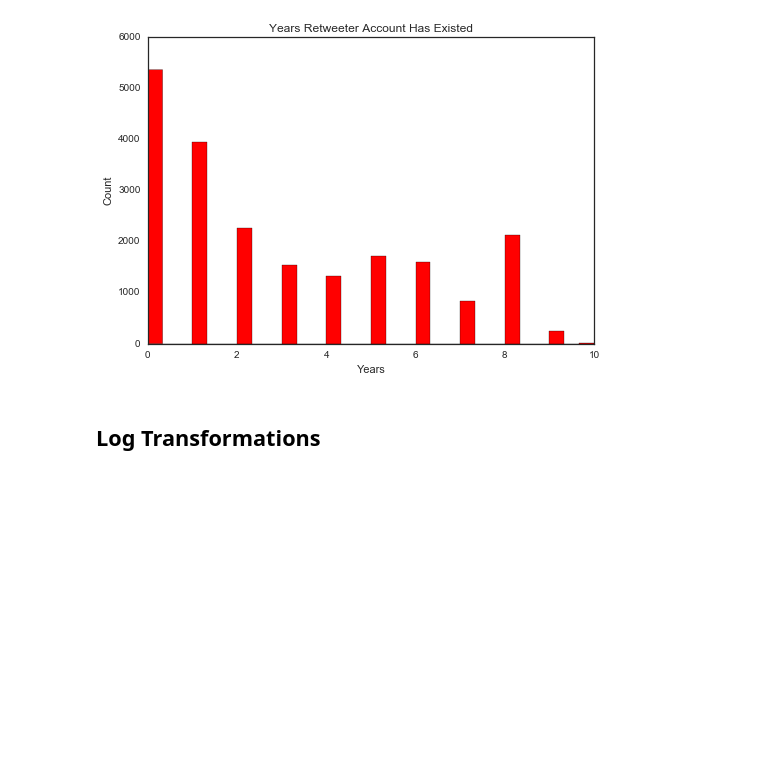
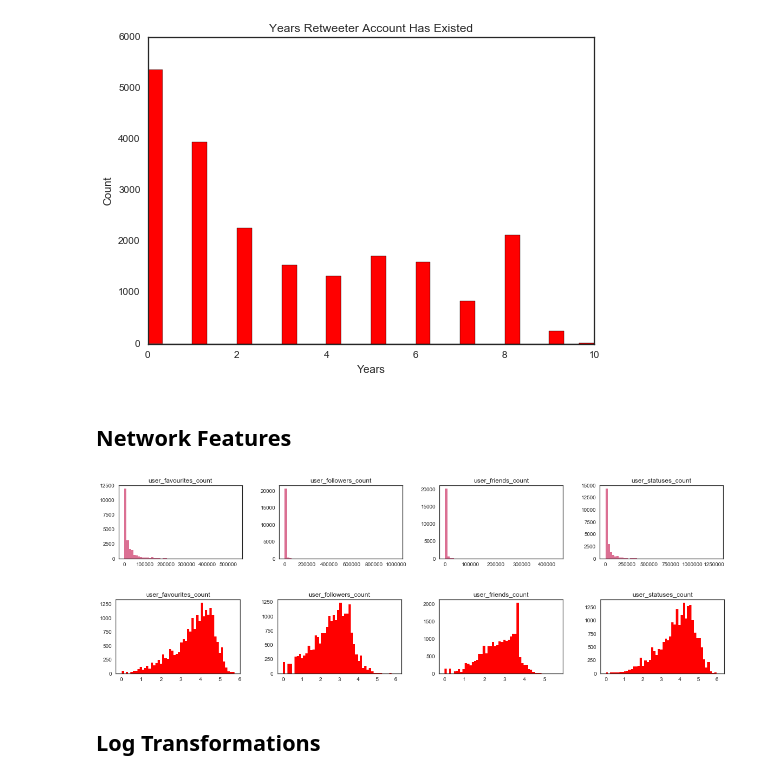
Before and after one commit to aarontrefler/ucsd-soc-290-project, a Jupyter notebook: notebooks/AT-0.1-interim-feature-visualization.ipynb, the cells around one changed output. Drawn from its saved outputs; the diff is of its cells as text; code cells hidden in the pictures; blank space fills up the shorter version.

```diff
--- a/notebooks/AT-0.1-interim-feature-visualization.ipynb
+++ b/notebooks/AT-0.1-interim-feature-visualization.ipynb
@@ -112,6 +114,22 @@ plt.savefig(figures_dir + "exploratory_userYears")
 plt.show()
 # %% [output]
 [figure]
+# %% [markdown]
+## Network Features
+# %%
+df_network = df[['user_favourites_count', 'user_followers_count', 'user_friends_count', 'user_statuses_count']]
+df_network.hist(bins=50, grid=False, layout=(1,4), figsize=(20,2.5), color='palevioletred')
+#plt.suptitle("Network Features")
+plt.savefig(figures_dir + "exploratory_network")
+plt.show()
+
+df_network.apply(np.log10).replace(-np.inf, np.nan).hist(bins=50, grid=False, layout=(1,4), figsize=(20,2.5), color='red')
+#plt.suptitle("Log Transformed Network Features")
+plt.savefig(figures_dir + "exploratory_network_transformed")
+plt.show()
+# %% [output]
+[figure, added]
+[figure, added]
 # %% [markdown]
 ## Log Transformations
 # %%
```
Also changed, not shown: parts of 7 cells of this notebook, 21 other files.
